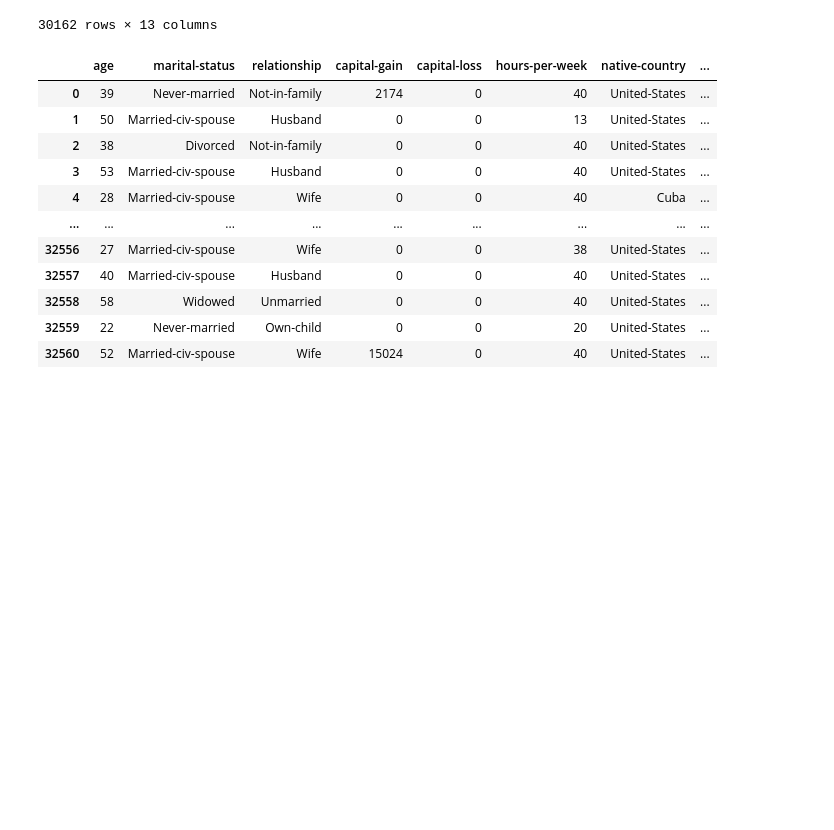
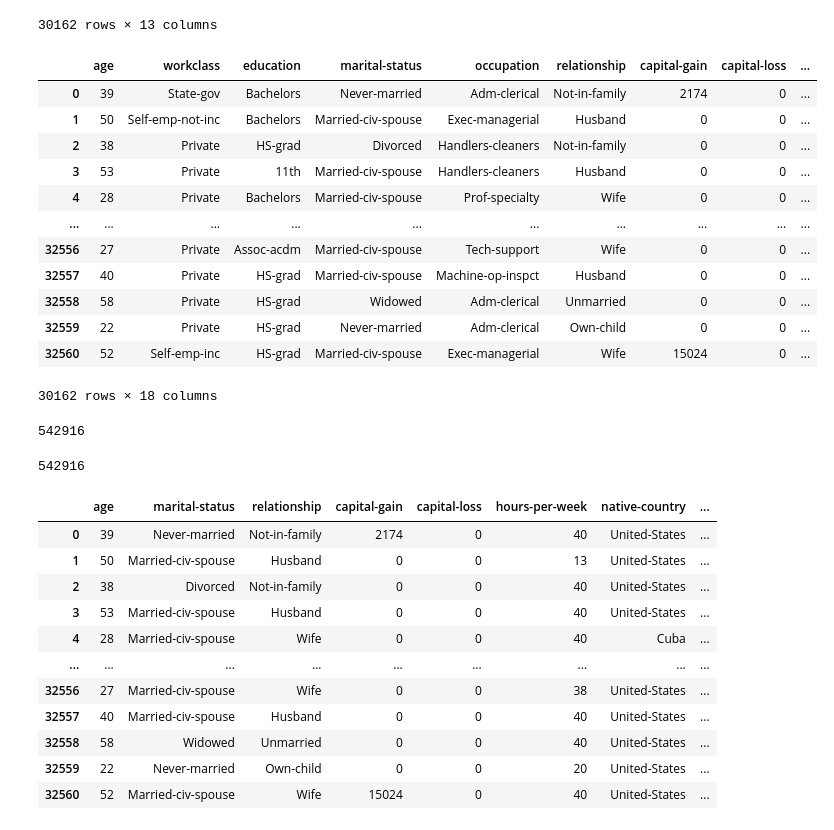
Before and after one commit to valevalerio/LORE_sa, a Jupyter notebook: notebook_test.ipynb, the cells around one changed output. Saved outputs shown, nothing was run; the diff lists cells and outputs as text; code cells hidden in the pictures; blank space fills up the shorter version.

Commit message:
add encoders tests

```diff
--- a/notebook_test.ipynb
+++ b/notebook_test.ipynb
@@ -48,7 +48,30 @@ dataset.df
 | 32560 | 52 | Self-emp-inc | HS-grad | Married-civ-spouse | Exec-managerial | Wife | White | Female | ... |
 30162 rows × 13 columns
 # %%
-from lore_sa.encoder_decoder import OneHotEnc,MyTargetEnc
+from lore_sa.encoder_decoder import OneHotEnc,TargetEnc
 encoder = OneHotEnc()
 
-encoder = MyTargetEnc()
+dataset_encoded = encoder.encode(dataset,['race','sex'])
+dataset_encoded
+# %% [output]
+|  | age | workclass | education | marital-status | occupation | relationship | capital-gain | capital-loss | ... |
+| 0 | 39 | State-gov | Bachelors | Never-married | Adm-clerical | Not-in-family | 2174 | 0 | ... |
+| 1 | 50 | Self-emp-not-inc | Bachelors | Married-civ-spouse | Exec-managerial | Husband | 0 | 0 | ... |
+| 2 | 38 | Private | HS-grad | Divorced | Handlers-cleaners | Not-in-family | 0 | 0 | ... |
+| 3 | 53 | Private | 11th | Married-civ-spouse | Handlers-cleaners | Husband | 0 | 0 | ... |
+| 4 | 28 | Private | Bachelors | Married-civ-spouse | Prof-specialty | Wife | 0 | 0 | ... |
+| ... | ... | ... | ... | ... | ... | ... | ... | ... | ... |
+| 32556 | 27 | Private | Assoc-acdm | Married-civ-spouse | Tech-support | Wife | 0 | 0 | ... |
+| 32557 | 40 | Private | HS-grad | Married-civ-spouse | Machine-op-inspct | Husband | 0 | 0 | ... |
+| 32558 | 58 | Private | HS-grad | Widowed | Adm-clerical | Unmarried | 0 | 0 | ... |
+| 32559 | 22 | Private | HS-grad | Never-married | Adm-clerical | Own-child | 0 | 0 | ... |
+| 32560 | 52 | Self-emp-inc | HS-grad | Married-civ-spouse | Exec-managerial | Wife | 15024 | 0 | ... |
+30162 rows × 18 columns
+# %%
+dataset_encoded.size
+# %% [output]
+542916
+# %%
+dataset.df.size
+# %% [output]
+542916
```
Also changed, not shown: parts of 1 cell of this notebook, 1 other file.
